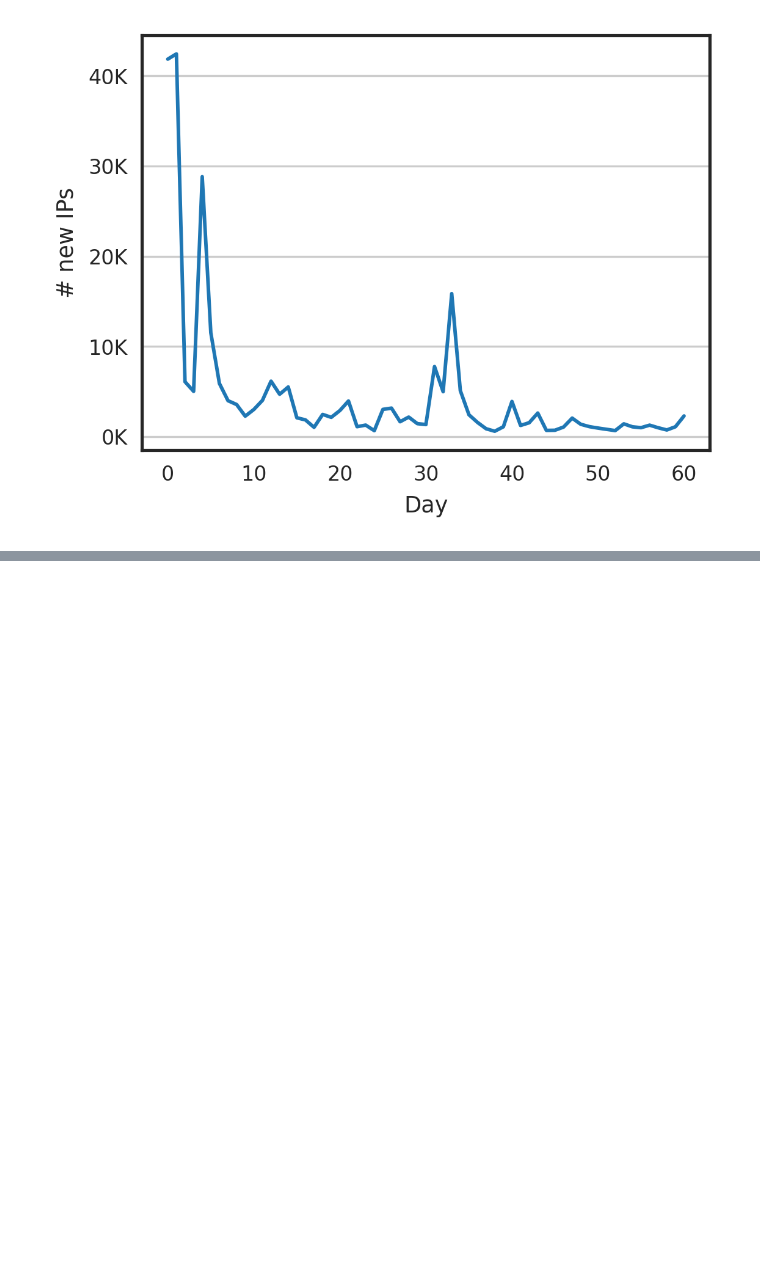
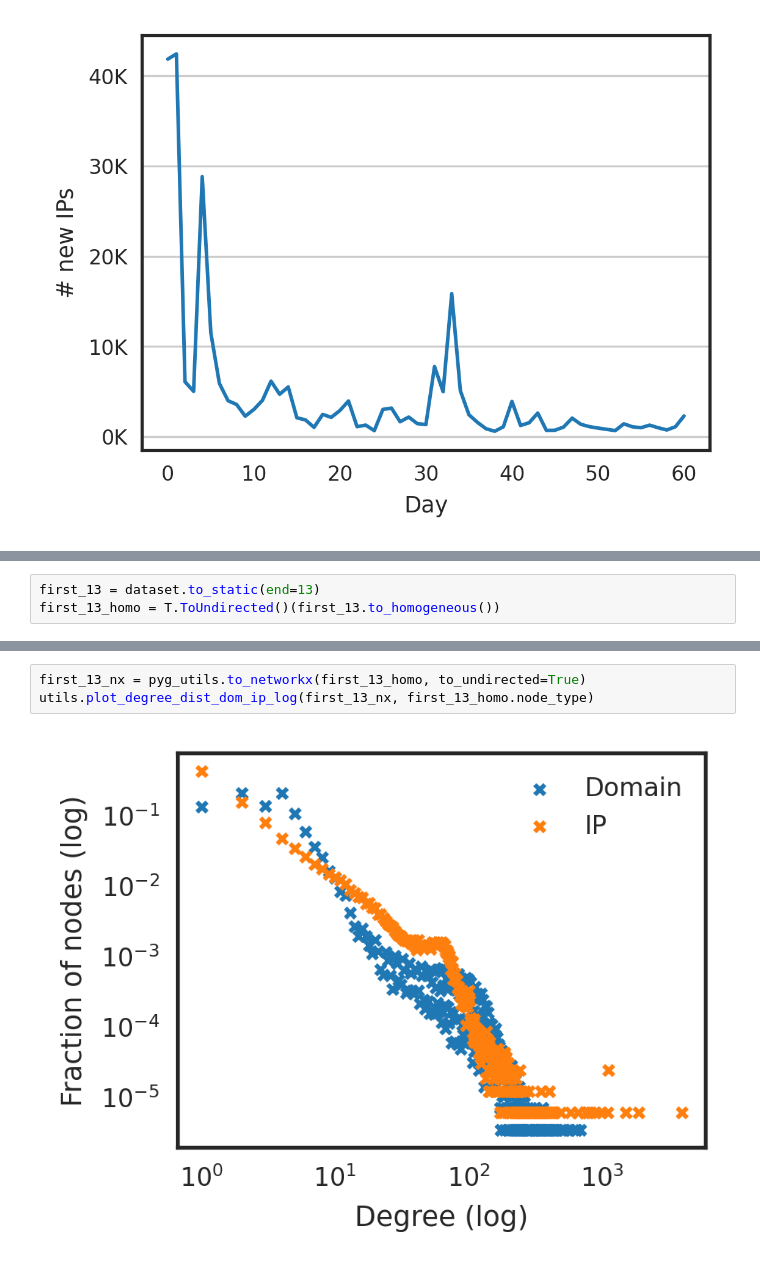
Before and after one commit to qcri/PDNS-Net, a Jupyter notebook: Statistics.ipynb, the cells around one changed output, grey strips where cells are left out. Cells and saved outputs as stored; diff of their text form; blank space fills up the shorter version.

Commit message:
Finalize temporal dataset

```diff
--- a/Statistics.ipynb
+++ b/Statistics.ipynb
@@ -101,0 +112,3 @@ plt.show()
+# %%
+first_13 = dataset.to_static(end=13)
+first_13_homo = T.ToUndirected()(first_13.to_homogeneous())
@@ -101,0 +123,5 @@ plt.show()
+# %%
+first_13_nx = pyg_utils.to_networkx(first_13_homo, to_undirected=True)
+utils.plot_degree_dist_dom_ip_log(first_13_nx, first_13_homo.node_type)
+# %% [output]
+[figure, added]
```
Also changed, not shown: parts of 12 cells of this notebook, 20 other files.
